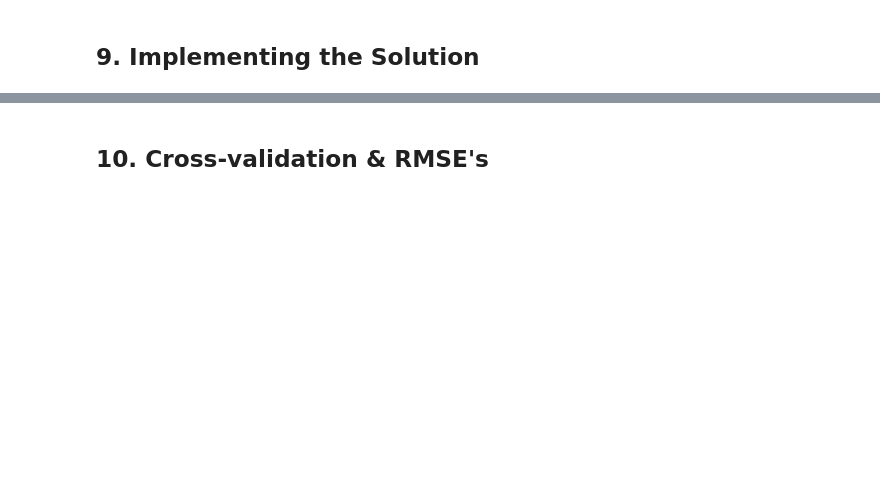
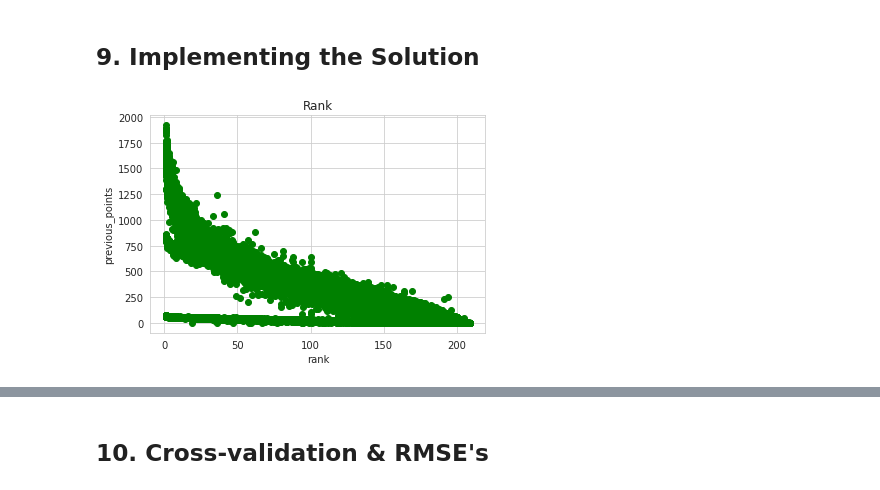
Before and after one commit to therealellam/CORE_ML_WK1, a Jupyter notebook: DSC_CORE_MOD2_WK1__ML_Bellah_Ellam.ipynb, the cells around one changed output, grey strips where cells are left out. Drawn from its saved outputs; the diff is of its cells as text; code cells hidden in the pictures; blank space fills up the shorter version.

```diff
--- a/DSC_CORE_MOD2_WK1__ML_Bellah_Ellam.ipynb
+++ b/DSC_CORE_MOD2_WK1__ML_Bellah_Ellam.ipynb
@@ -250,0 +351,20 @@ plt.show()
+# %%
+# Implementing the Solution
+from sklearn.preprocessing import PolynomialFeatures
+
+from sklearn.model_selection import train_test_split
+
+# Import LinearRegression method from sklearn linear_model library
+from sklearn.linear_model import LinearRegression
+
+#assigning columns to be used
+X = df2[['rank']].values
+y = df2['previous_points'].values
+# %%
+plt.scatter(X, y, color='green')
+plt.title('Rank')
+plt.xlabel('rank')
+plt.ylabel('previous_points')
+plt.show()
+# %% [output]
+[figure, added]
```
Also changed, not shown: parts of 28 cells of this notebook.
